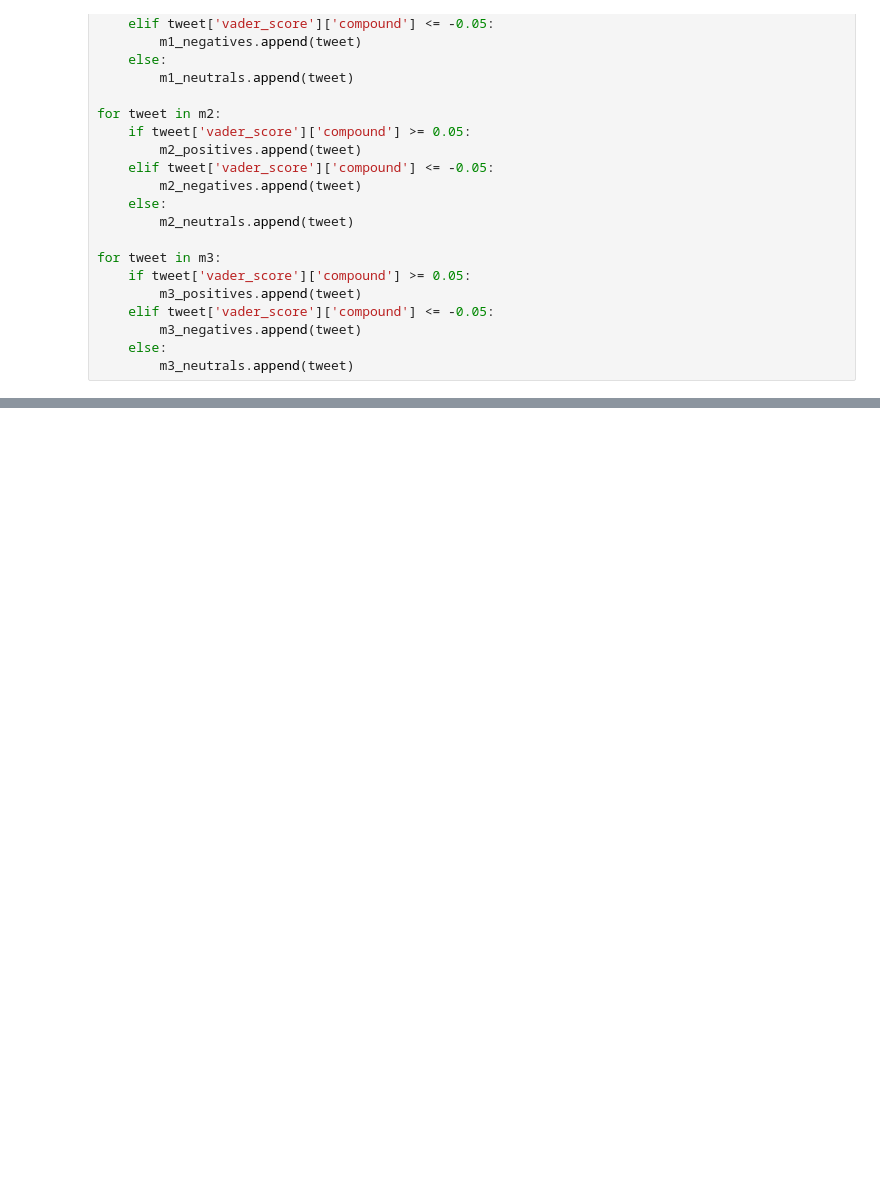
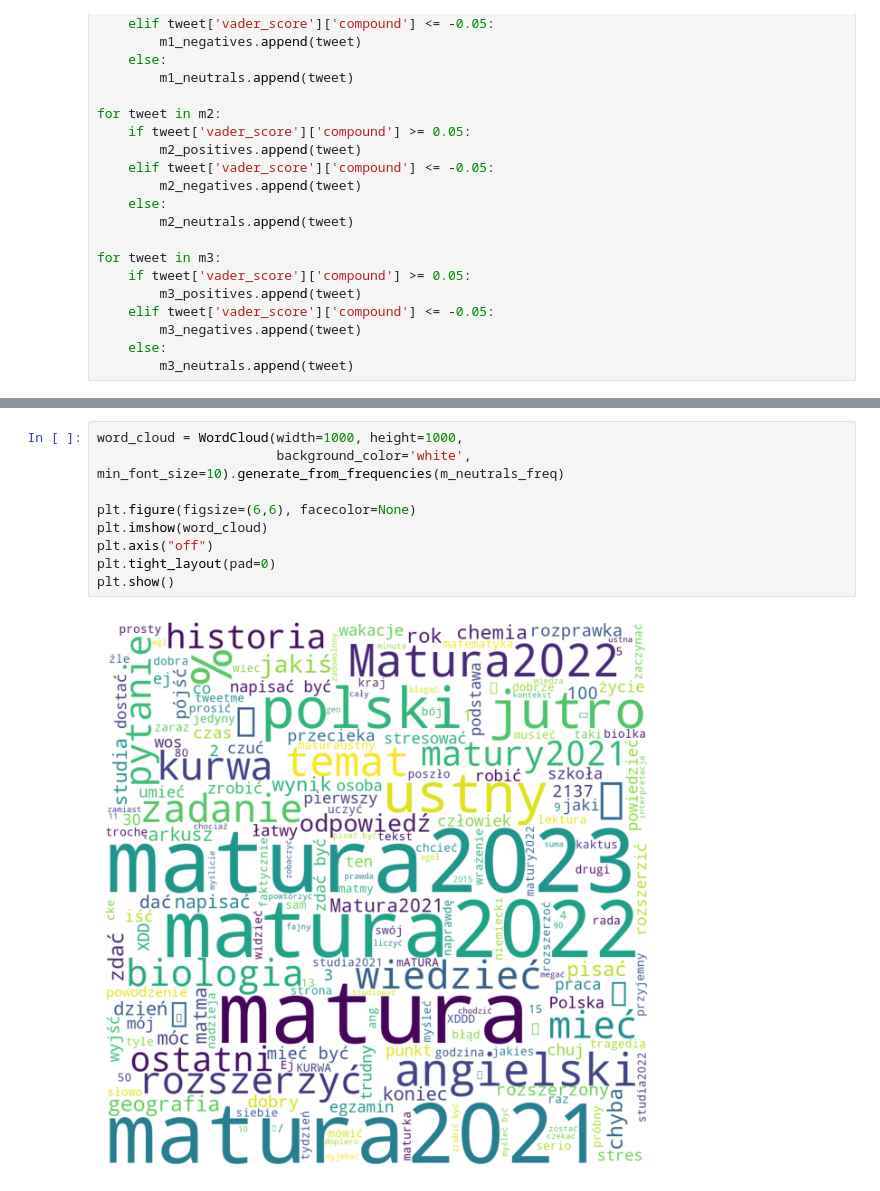
Before and after one commit to stoooodnia/IO, a Jupyter notebook: projektDomowy3/twitter.ipynb, the cells around one changed output, grey strips where cells are left out. Cells and saved outputs as stored; diff of their text form; blank space fills up the shorter version.

```diff
--- a/projektDomowy3/twitter.ipynb
+++ b/projektDomowy3/twitter.ipynb
@@ -260,0 +321,11 @@ plt.show()
+# %%
+word_cloud = WordCloud(width=1000, height=1000,
+                       background_color='white', min_font_size=10).generate_from_frequencies(m_neutrals_freq)
+
+plt.figure(figsize=(6,6), facecolor=None)
+plt.imshow(word_cloud)
+plt.axis("off")
+plt.tight_layout(pad=0)
+plt.show()
+# %% [output]
+[figure, added]
```
Also changed, not shown: parts of 11 cells of this notebook, 4 other files.
